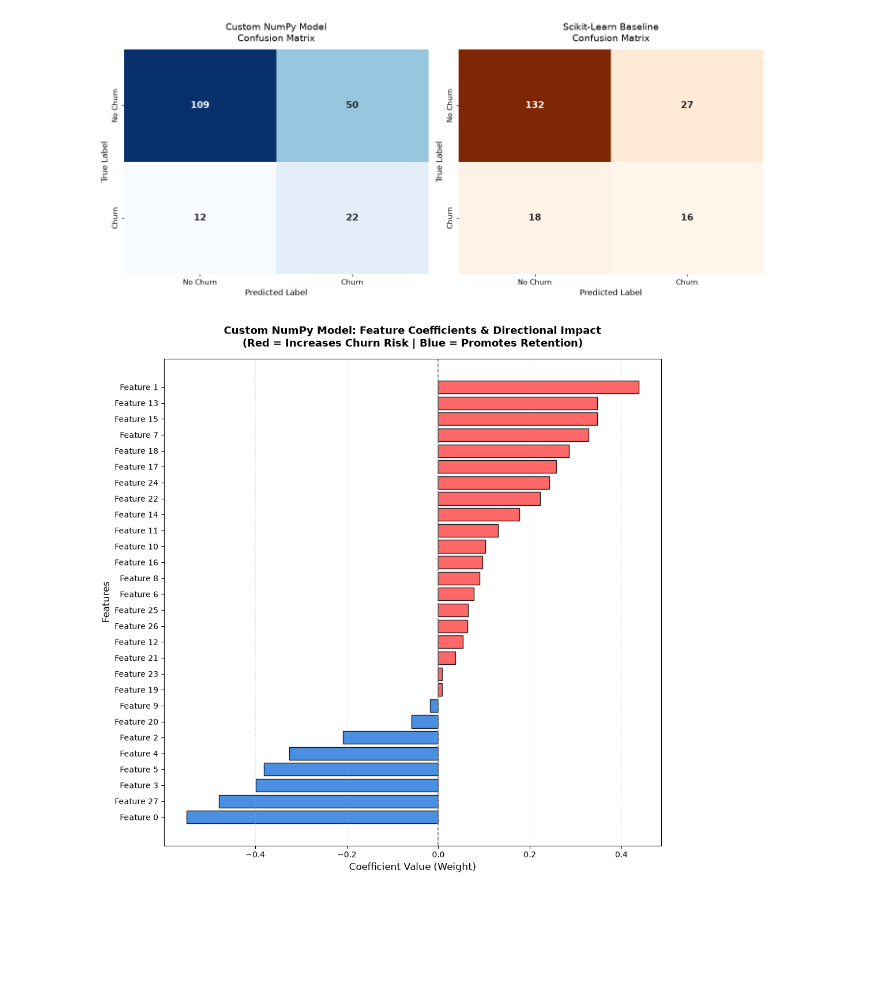
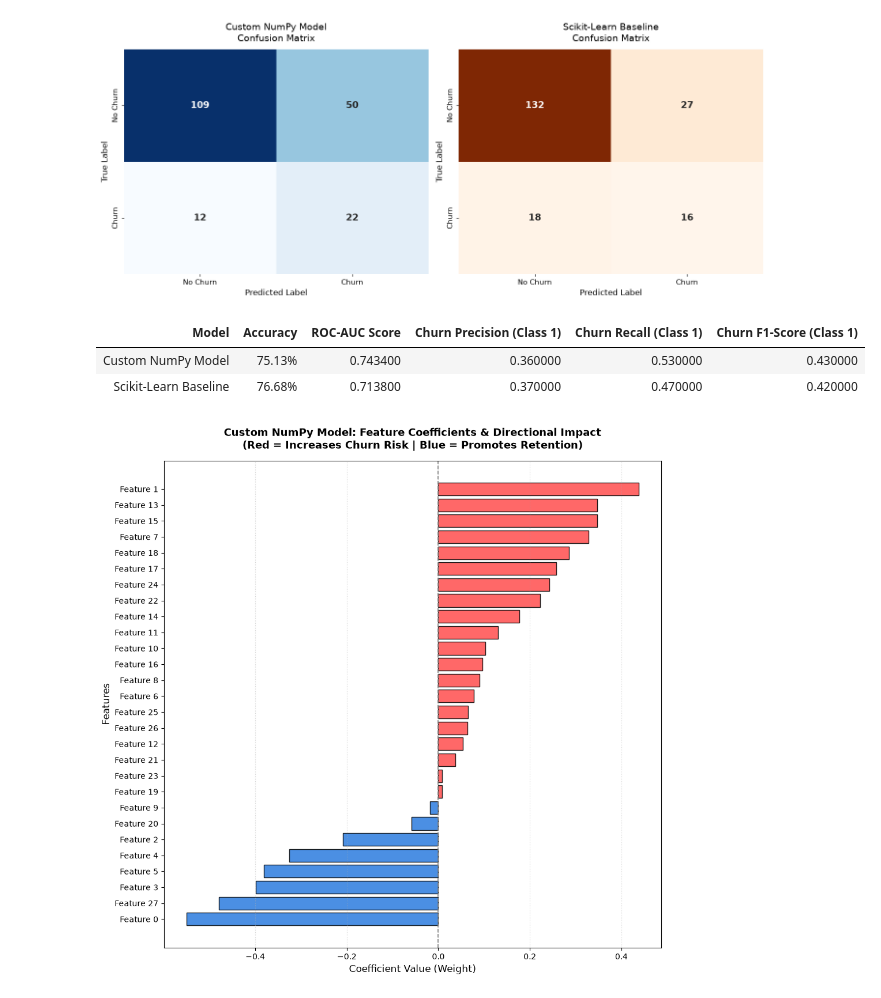
Before and after one commit to Anupam-exe/Custom-Logistic-Regression-for-Churn-Prediction-in-subscription-based-platforms, a Jupyter notebook: notebooks/churn_prediction_model.ipynb, the cells around one changed output. Drawn from its saved outputs; the diff is of its cells as text; code cells hidden in the pictures; blank space fills up the shorter version.

Commit message:
feat: custom numpy logistic regression churn prediction

```diff
--- a/notebooks/churn_prediction_model.ipynb
+++ b/notebooks/churn_prediction_model.ipynb
@@ -855,6 +855,26 @@ plt.tight_layout()
 plt.show()
 # %% [output]
 [figure]
+# %%
+import pandas as pd
+
+# Defining the comparison data
+comparison_data = {
+    "Model": ["Custom NumPy Model", "Scikit-Learn Baseline"],
+    "Accuracy": ["75.13%", "76.68%"],
+    "ROC-AUC Score": [0.7434, 0.7138],
+    "Churn Precision (Class 1)": [0.36, 0.37],
+    "Churn Recall (Class 1)": [0.53, 0.47],
+    "Churn F1-Score (Class 1)": [0.43, 0.42]
+}
+
+# Creating DataFrame and display
+df_comparison = pd.DataFrame(comparison_data)
+display(df_comparison.style.hide(axis="index"))
+# %% [output]
+| Model | Accuracy | ROC-AUC Score | Churn Precision (Class 1) | Churn Recall (Class 1) | Churn F1-Score (Class 1) |
+| Custom NumPy Model | 75.13% | 0.743400 | 0.360000 | 0.530000 | 0.430000 |
+| Scikit-Learn Baseline | 76.68% | 0.713800 | 0.370000 | 0.470000 | 0.420000 |
 # %%
 import matplotlib.pyplot as plt
 import numpy as np
```
